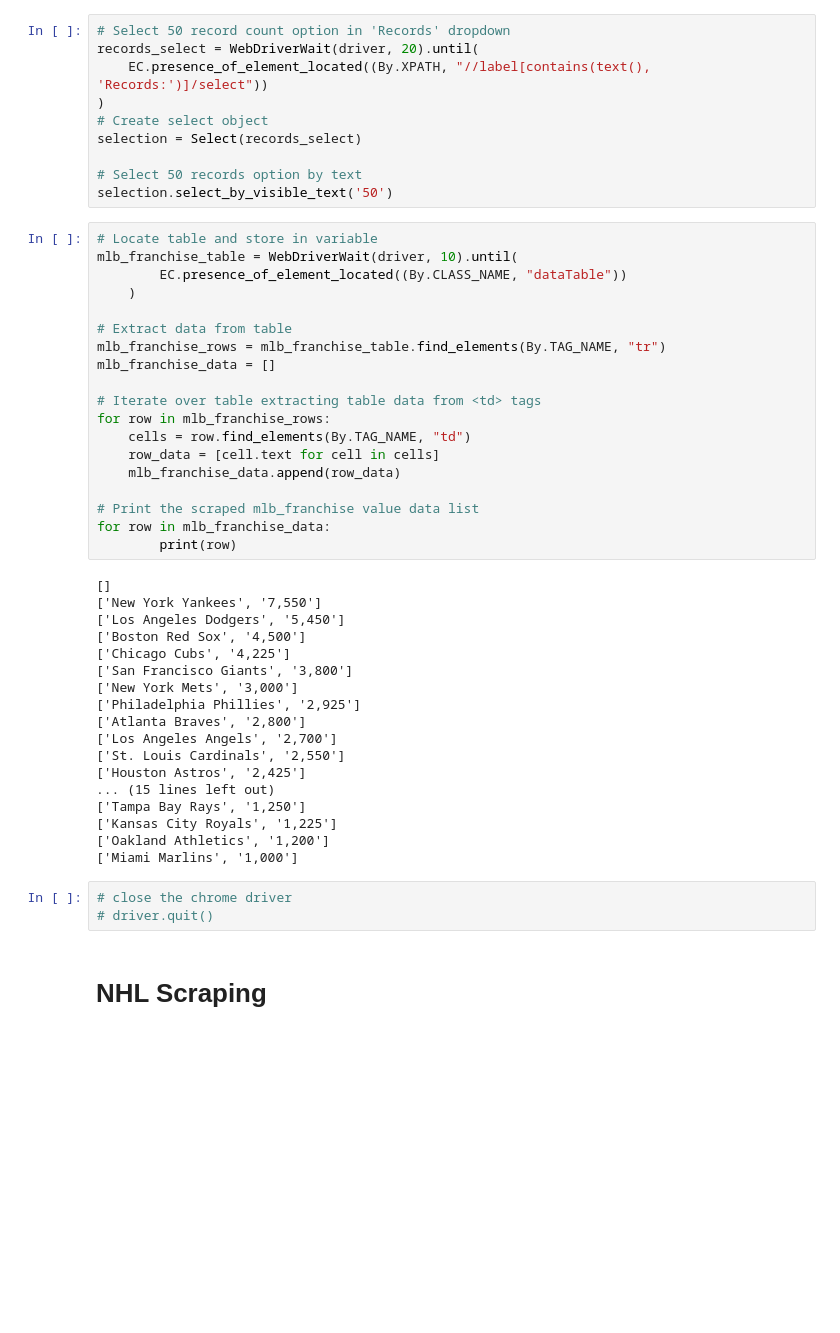
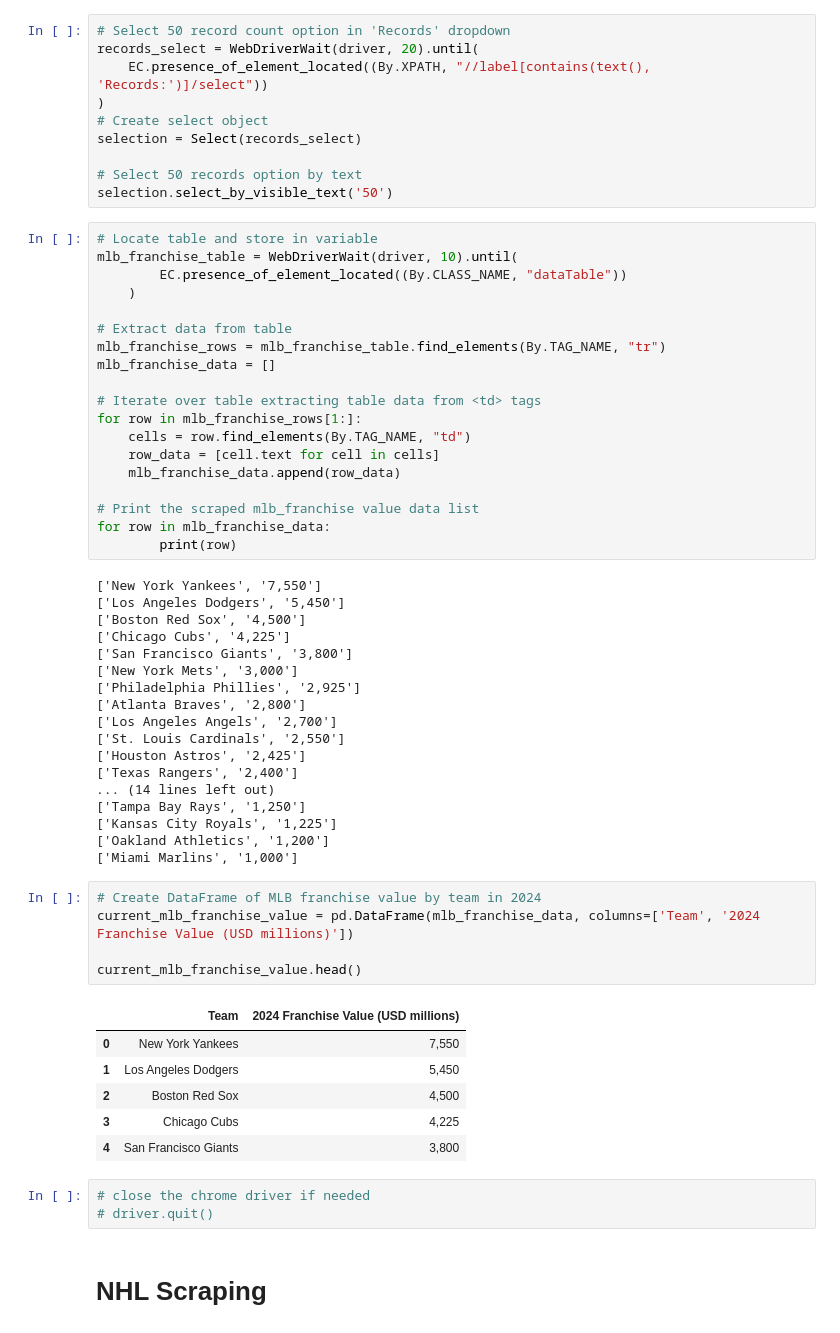
Before and after one commit to JP-Butler/Pro_Sports_Salary_Analysis, a Jupyter notebook: notebooks/data_scraping.ipynb, the cells around one changed output. Saved outputs shown, nothing was run; the diff lists cells and outputs as text; blank space fills up the shorter version.

```diff
--- a/notebooks/data_scraping.ipynb
+++ b/notebooks/data_scraping.ipynb
@@ -498,7 +548,7 @@ mlb_franchise_rows = mlb_franchise_table.find_elements(By.TAG_NAME, "tr")
 mlb_franchise_data = []
 
 # Iterate over table extracting table data from <td> tags
-for row in mlb_franchise_rows:
+for row in mlb_franchise_rows[1:]:
     cells = row.find_elements(By.TAG_NAME, "td")
     row_data = [cell.text for cell in cells]
     mlb_franchise_data.append(row_data)
@@ -507,7 +557,6 @@ for row in mlb_franchise_rows:
 for row in mlb_franchise_data:
         print(row)
 # %% [output]
-[]
 ['New York Yankees', '7,550']
 ['Los Angeles Dodgers', '5,450']
 ['Boston Red Sox', '4,500']
@@ -519,13 +568,26 @@ for row in mlb_franchise_data:
 ['Los Angeles Angels', '2,700']
 ['St. Louis Cardinals', '2,550']
 ['Houston Astros', '2,425']
-... (15 lines left out)
+['Texas Rangers', '2,400']
+... (14 lines left out)
 ['Tampa Bay Rays', '1,250']
 ['Kansas City Royals', '1,225']
 ['Oakland Athletics', '1,200']
 ['Miami Marlins', '1,000']
+# %%
+# Create DataFrame of MLB franchise value by team in 2024
+current_mlb_franchise_value = pd.DataFrame(mlb_franchise_data, columns=['Team', '2024 Franchise Value (USD millions)'])
+
+current_mlb_franchise_value.head()
+# %% [output]
+|  | Team | 2024 Franchise Value (USD millions) |
+| 0 | New York Yankees | 7,550 |
+| 1 | Los Angeles Dodgers | 5,450 |
+| 2 | Boston Red Sox | 4,500 |
+| 3 | Chicago Cubs | 4,225 |
+| 4 | San Francisco Giants | 3,800 |
 # %%
-# close the chrome driver
+# close the chrome driver if needed
 # driver.quit()
 # %% [markdown]
 # NHL Scraping
```
Also changed, not shown: parts of 21 cells of this notebook, 1 other file.
